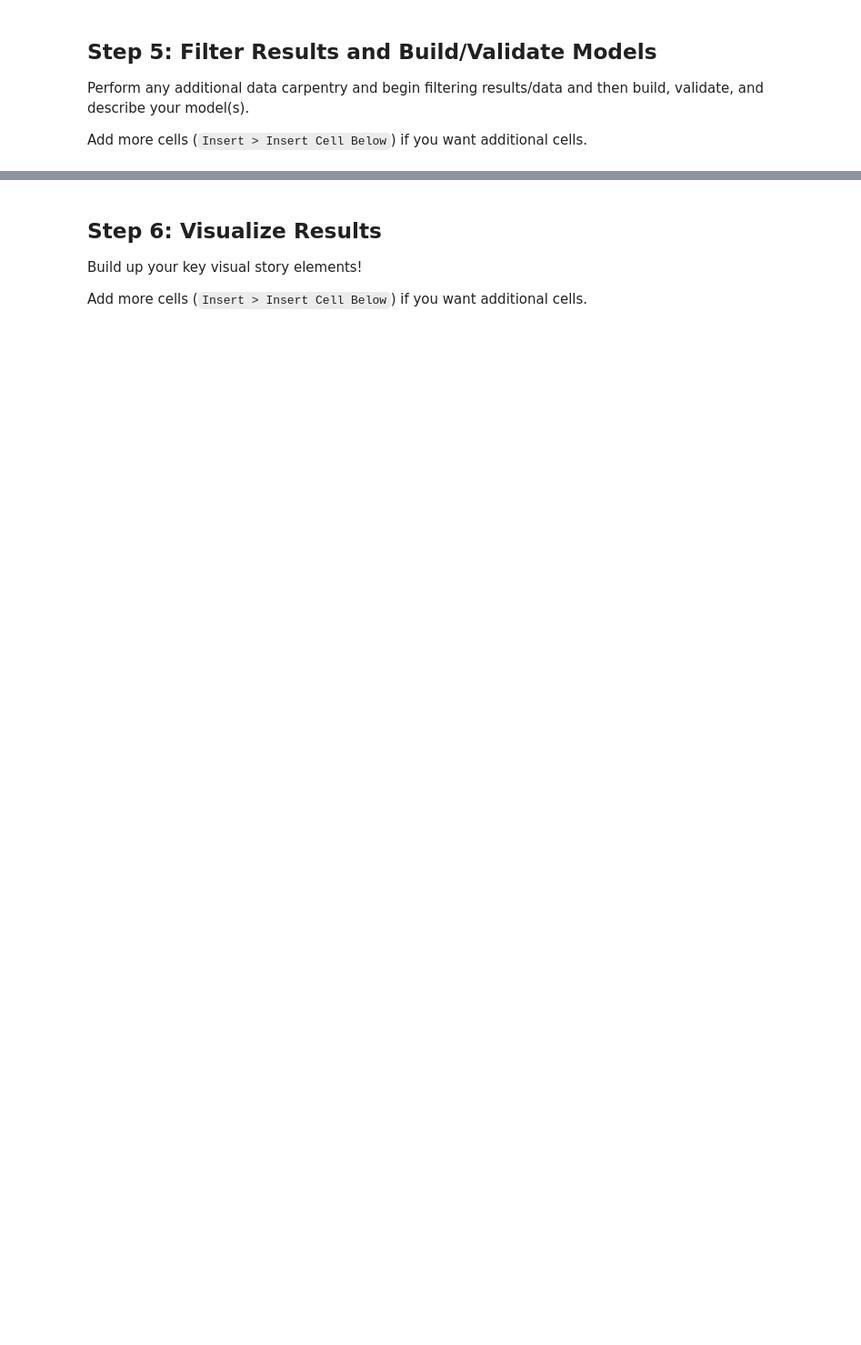
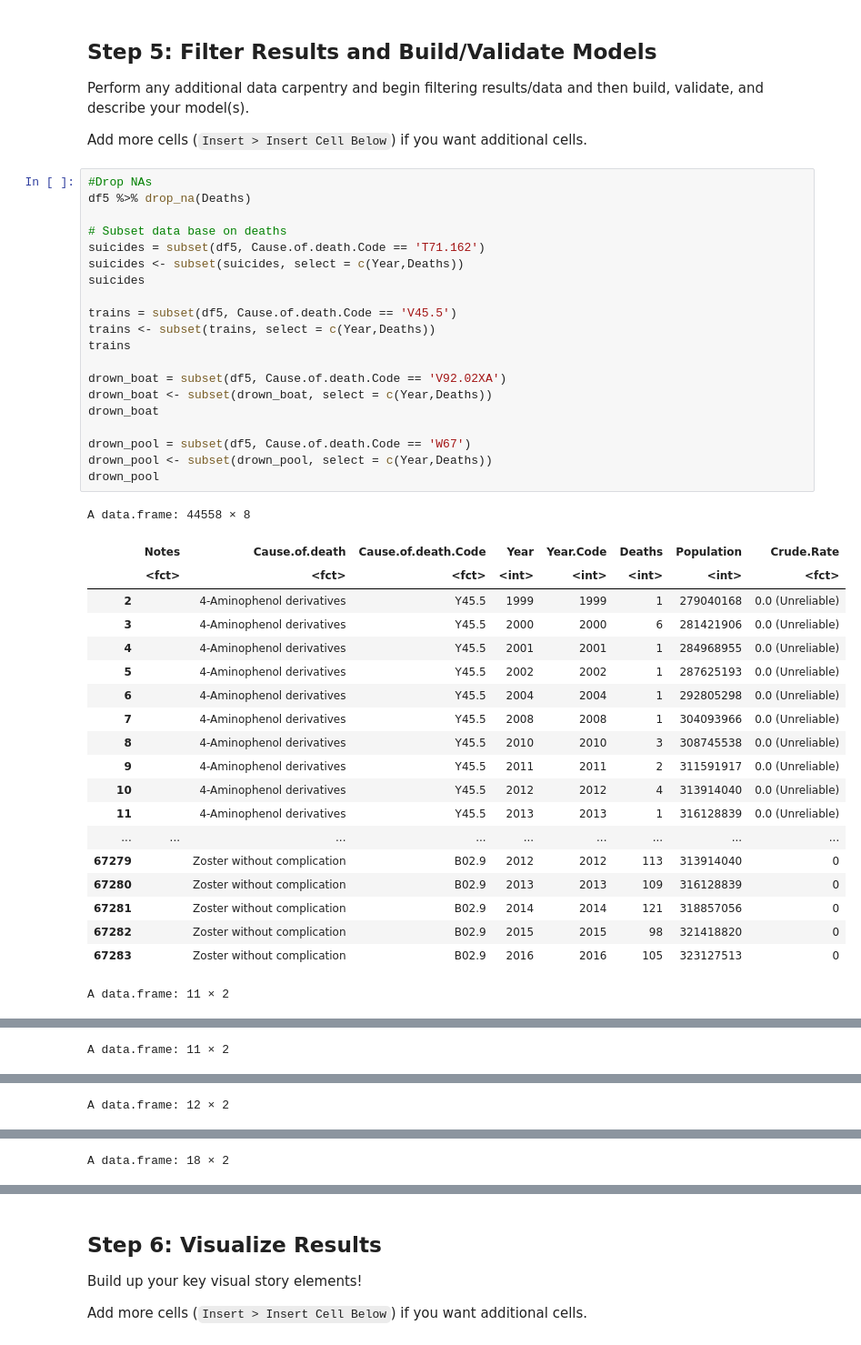
Before and after one commit to SteeltownRiot/DSA, a Jupyter notebook: DSA-7010/Module 8 - Storytelling with Data/Final_Project_Story.ipynb, the cells around one changed output, grey strips where cells are left out. Shown at 91% size. Saved outputs shown, nothing was run; the diff lists cells and outputs as text; blank space fills up the shorter version.

```diff
--- a/DSA-7010/Module 8 - Storytelling with Data/Final_Project_Story.ipynb
+++ b/DSA-7010/Module 8 - Storytelling with Data/Final_Project_Story.ipynb
@@ -128,3 +449,44 @@ FileNotFoundError: [Errno 2] No such file or directory: '/f21dsa7010_jch5x8/modu
 Perform any additional data carpentry and begin filtering results/data and then build, validate, and describe your model(s).
 
 Add more cells (`Insert > Insert Cell Below`) if you want additional cells.
+# %%
+#Drop NAs
+df5 %>% drop_na(Deaths)
+
+# Subset data base on deaths
+suicides = subset(df5, Cause.of.death.Code == 'T71.162')
+suicides <- subset(suicides, select = c(Year,Deaths))
+suicides
+
+trains = subset(df5, Cause.of.death.Code == 'V45.5')
+trains <- subset(trains, select = c(Year,Deaths))
+trains
+
+drown_boat = subset(df5, Cause.of.death.Code == 'V92.02XA')
+drown_boat <- subset(drown_boat, select = c(Year,Deaths))
+drown_boat
+
+drown_pool = subset(df5, Cause.of.death.Code == 'W67')
+drown_pool <- subset(drown_pool, select = c(Year,Deaths))
+drown_pool
+# %% [output]
+A data.frame: 44558 × 8
+|  | Notes | Cause.of.death | Cause.of.death.Code | Year | Year.Code | Deaths | Population | Crude.Rate |
+|  | <fct> | <fct> | <fct> | <int> | <int> | <int> | <int> | <fct> |
+| 2 |  | 4-Aminophenol derivatives | Y45.5 | 1999 | 1999 | 1 | 279040168 | 0.0 (Unreliable) |
+| 3 |  | 4-Aminophenol derivatives | Y45.5 | 2000 | 2000 | 6 | 281421906 | 0.0 (Unreliable) |
+| 4 |  | 4-Aminophenol derivatives | Y45.5 | 2001 | 2001 | 1 | 284968955 | 0.0 (Unreliable) |
+| 5 |  | 4-Aminophenol derivatives | Y45.5 | 2002 | 2002 | 1 | 287625193 | 0.0 (Unreliable) |
+| 6 |  | 4-Aminophenol derivatives | Y45.5 | 2004 | 2004 | 1 | 292805298 | 0.0 (Unreliable) |
+| 7 |  | 4-Aminophenol derivatives | Y45.5 | 2008 | 2008 | 1 | 304093966 | 0.0 (Unreliable) |
+| 8 |  | 4-Aminophenol derivatives | Y45.5 | 2010 | 2010 | 3 | 308745538 | 0.0 (Unreliable) |
+| 9 |  | 4-Aminophenol derivatives | Y45.5 | 2011 | 2011 | 2 | 311591917 | 0.0 (Unreliable) |
+| 10 |  | 4-Aminophenol derivatives | Y45.5 | 2012 | 2012 | 4 | 313914040 | 0.0 (Unreliable) |
+| 11 |  | 4-Aminophenol derivatives | Y45.5 | 2013 | 2013 | 1 | 316128839 | 0.0 (Unreliable) |
+| ... | ... | ... | ... | ... | ... | ... | ... | ... |
+| 67279 |  | Zoster without complication | B02.9 | 2012 | 2012 | 113 | 313914040 | 0 |
+| 67280 |  | Zoster without complication | B02.9 | 2013 | 2013 | 109 | 316128839 | 0 |
+| 67281 |  | Zoster without complication | B02.9 | 2014 | 2014 | 121 | 318857056 | 0 |
+| 67282 |  | Zoster without complication | B02.9 | 2015 | 2015 | 98 | 321418820 | 0 |
+| 67283 |  | Zoster without complication | B02.9 | 2016 | 2016 | 105 | 323127513 | 0 |
+A data.frame: 11 × 2
@@ -130,0 +506 @@ Add more cells (`Insert > Insert Cell Below`) if you want additional cells.
+A data.frame: 11 × 2
@@ -130,0 +520 @@ Add more cells (`Insert > Insert Cell Below`) if you want additional cells.
+A data.frame: 12 × 2
@@ -130,0 +535 @@ Add more cells (`Insert > Insert Cell Below`) if you want additional cells.
+A data.frame: 18 × 2
```
Also changed, not shown: parts of 26 cells of this notebook, 12 other files.
